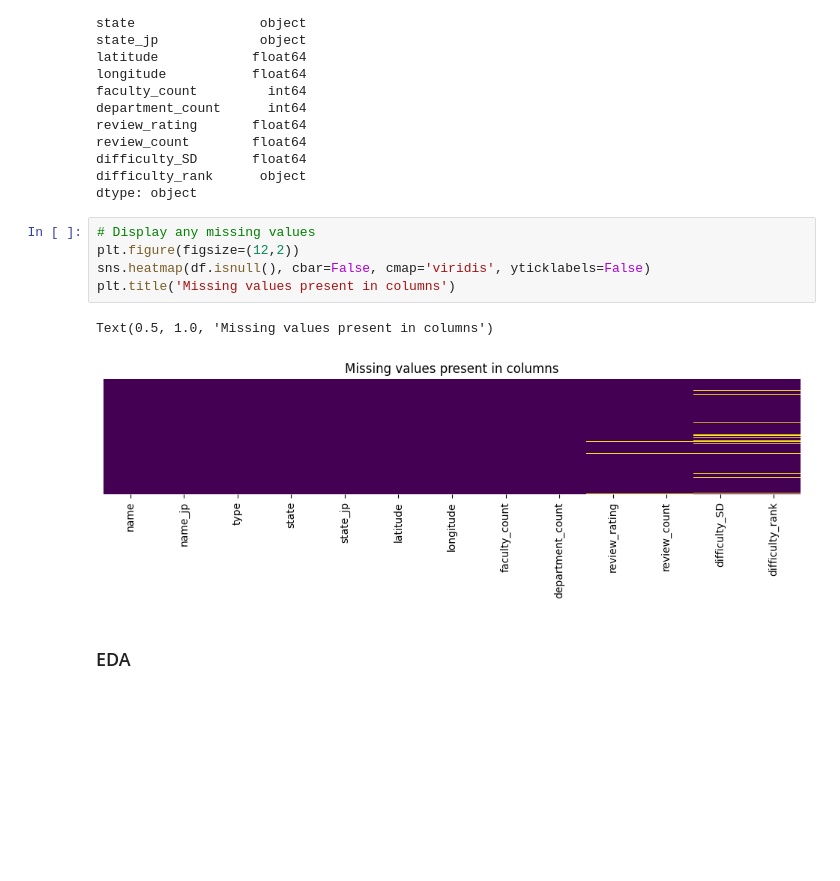
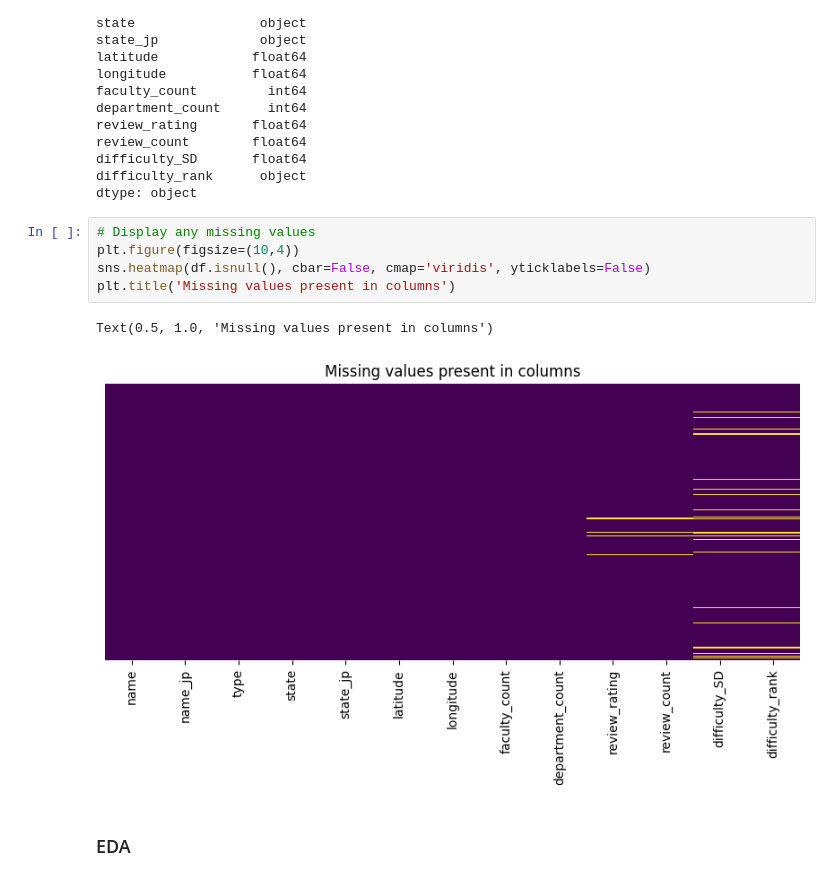
Before and after one commit to likrentai/GSPracticeFiles, a Jupyter notebook: GSDAP2-1.ipynb, the cells around one changed output. Saved outputs shown, nothing was run; the diff lists cells and outputs as text; blank space fills up the shorter version.

```diff
--- a/GSDAP2-1.ipynb
+++ b/GSDAP2-1.ipynb
@@ -70,12 +70,12 @@ difficulty_rank      object
 dtype: object
 # %%
 # Display any missing values
-plt.figure(figsize=(12,2))
+plt.figure(figsize=(10,4))
 sns.heatmap(df.isnull(), cbar=False, cmap='viridis', yticklabels=False)
 plt.title('Missing values present in columns')
 # %% [output]
 Text(0.5, 1.0, 'Missing values present in columns')
-[figure, old version]
+[figure, new version]
 # %% [markdown]
 ### EDA
 # %%
```
Also changed, not shown: parts of 7 cells of this notebook, 1 other file.
